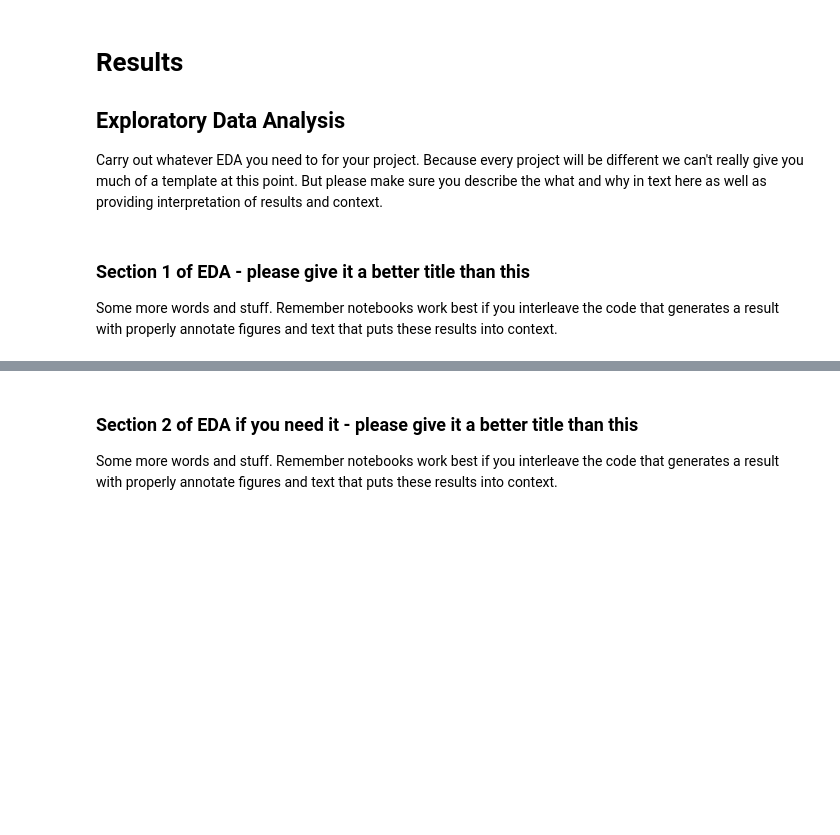
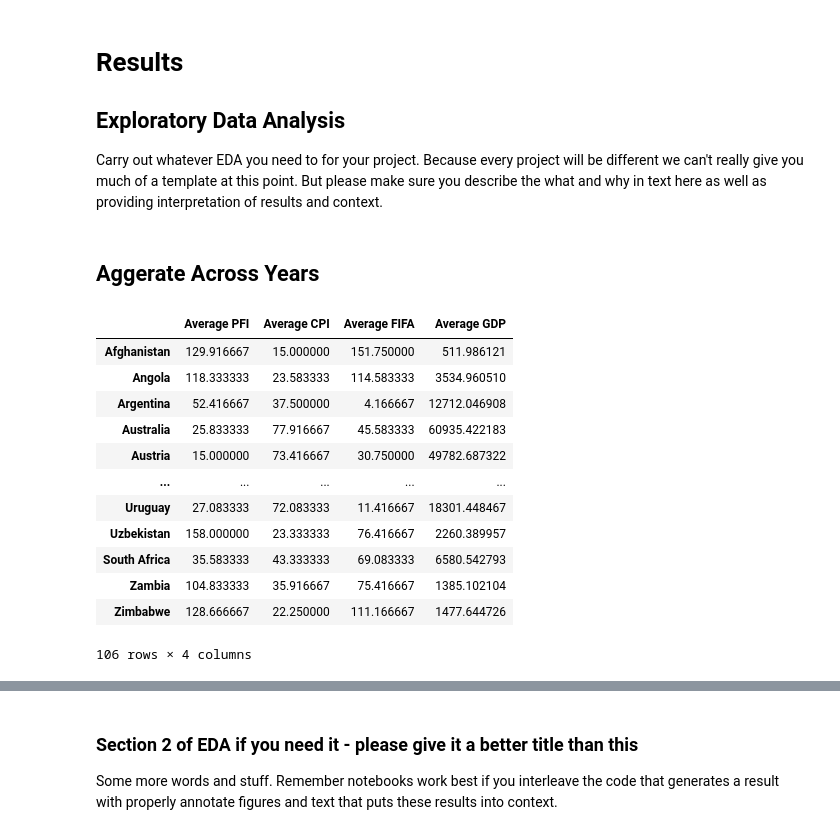
Before and after one commit to AdeyAA/The-Relationship-Between-a-Country-s-Corruption-Levels-and-Football-Performance, a Jupyter notebook: EDACheckpoint_Group011_SP25.ipynb, the cells around one changed output, grey strips where cells are left out. Saved outputs shown, nothing was run; the diff lists cells and outputs as text; code cells hidden in the pictures; blank space fills up the shorter version.

```diff
--- a/EDACheckpoint_Group011_SP25.ipynb
+++ b/EDACheckpoint_Group011_SP25.ipynb
@@ -346,7 +347,3 @@ gdp
 ## Exploratory Data Analysis
 
 Carry out whatever EDA you need to for your project.  Because every project will be different we can't really give you much of a template at this point. But please make sure you describe the what and why in text here as well as providing interpretation of results and context.
-# %% [markdown]
-### Section 1 of EDA - please give it a better title than this
-
-Some more words and stuff.  Remember notebooks work best if you interleave the code that generates a result with properly annotate figures and text that puts these results into context.
@@ -355,0 +350,31 @@ Some more words and stuff.  Remember notebooks work best if you interleave the c
+# %% [markdown]
+## Aggerate Across Years
+# %%
+avg = pfi.mean(axis=1)
+pfi_avg = pd.DataFrame({'Average PFI' : avg})
+
+avg = cpi.mean(axis=1)
+cpi_avg = pd.DataFrame({'Average CPI' : avg})
+
+avg = fifa.mean(axis=1)
+fifa_avg = pd.DataFrame({'Average FIFA' : avg})
+
+avg = gdp.mean(axis=1)
+gdp_avg = pd.DataFrame({'Average GDP' : avg})
+
+df_avg = pd.concat([pfi_avg, cpi_avg, fifa_avg, gdp_avg], axis=1)
+df_avg
+# %% [output]
+|  | Average PFI | Average CPI | Average FIFA | Average GDP |
+| Afghanistan | 129.916667 | 15.000000 | 151.750000 | 511.986121 |
+| Angola | 118.333333 | 23.583333 | 114.583333 | 3534.960510 |
+| Argentina | 52.416667 | 37.500000 | 4.166667 | 12712.046908 |
+| Australia | 25.833333 | 77.916667 | 45.583333 | 60935.422183 |
+| Austria | 15.000000 | 73.416667 | 30.750000 | 49782.687322 |
+| ... | ... | ... | ... | ... |
+| Uruguay | 27.083333 | 72.083333 | 11.416667 | 18301.448467 |
+| Uzbekistan | 158.000000 | 23.333333 | 76.416667 | 2260.389957 |
+| South Africa | 35.583333 | 43.333333 | 69.083333 | 6580.542793 |
+| Zambia | 104.833333 | 35.916667 | 75.416667 | 1385.102104 |
+| Zimbabwe | 128.666667 | 22.250000 | 111.166667 | 1477.644726 |
+106 rows × 4 columns
```
Also changed, not shown: parts of 5 cells of this notebook.
